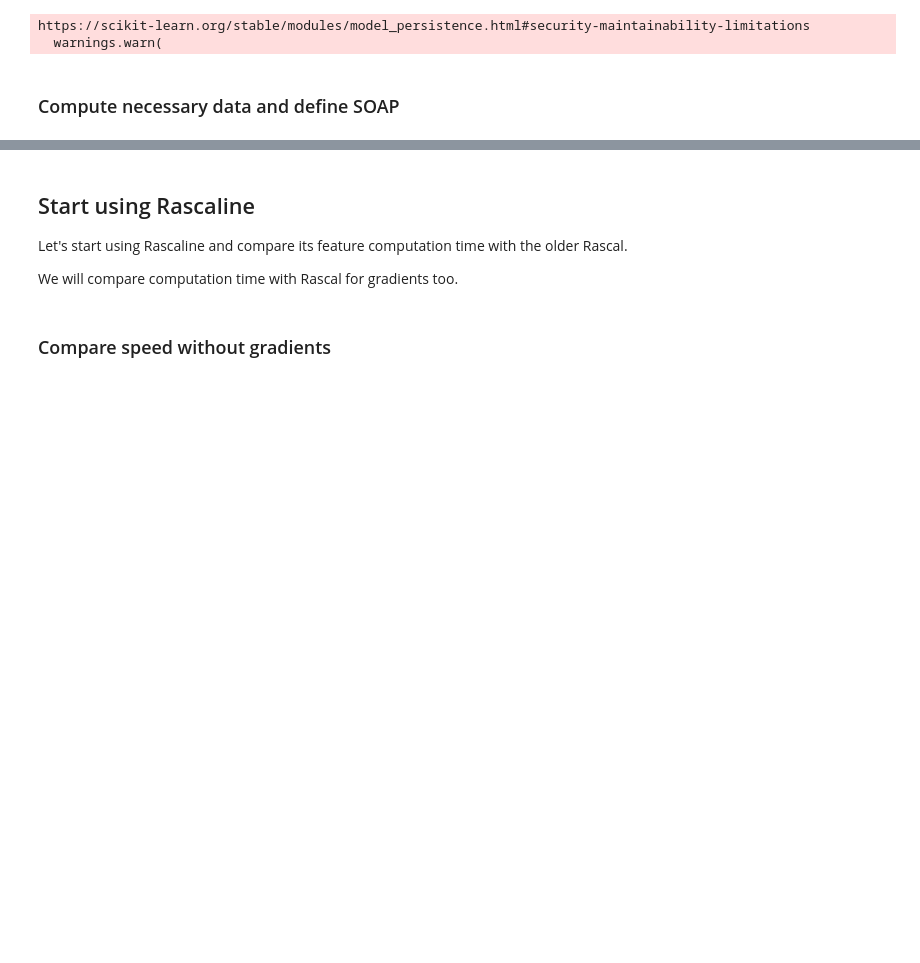
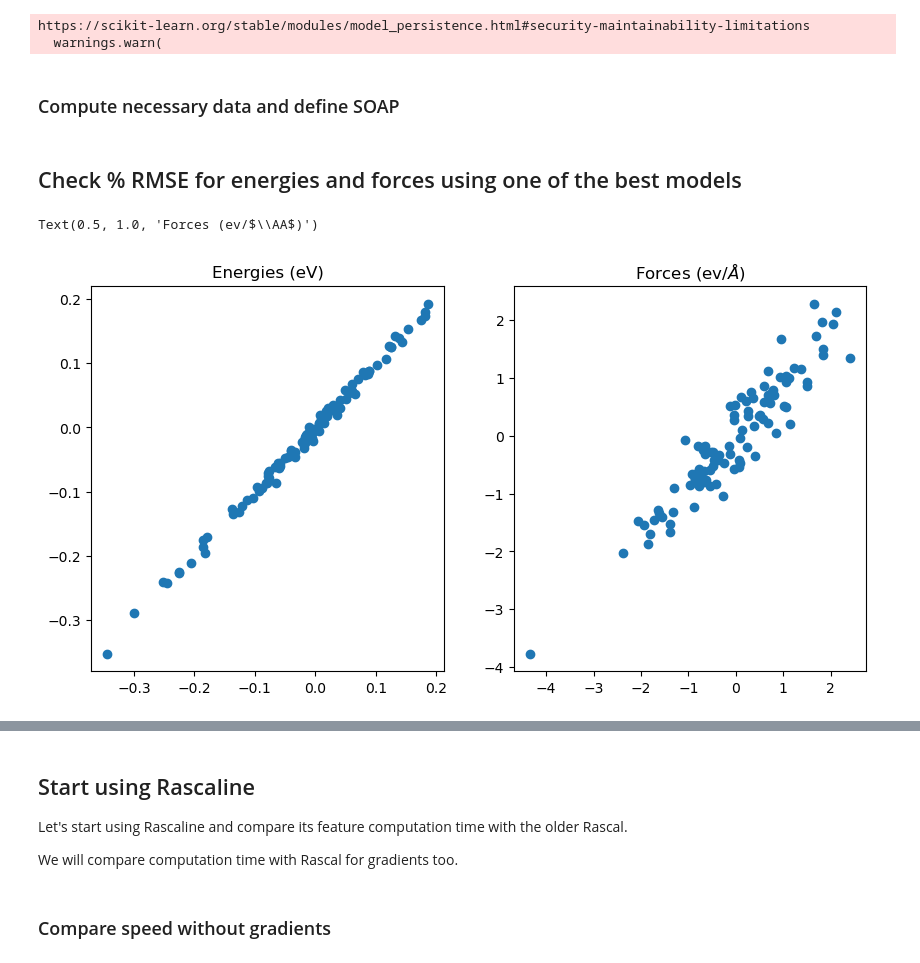
Before and after one commit to victorprincipe/genpot, a Jupyter notebook: general_purpose_potential_part_8.ipynb, the cells around one changed output, grey strips where cells are left out. Cells and saved outputs as stored; diff of their text form; code cells hidden in the pictures; blank space fills up the shorter version.

```diff
--- a/general_purpose_potential_part_8.ipynb
+++ b/general_purpose_potential_part_8.ipynb
@@ -219,3 +221,5 @@ hypers = dict(soap_type="PowerSpectrum",
               compute_gradients=False
               )
 soap = SphericalInvariants(**hypers) #redefine soap with new parameters
+# %% [markdown]
+## Check % RMSE for energies and forces using one of the best models
@@ -221,0 +254,33 @@ soap = SphericalInvariants(**hypers) #redefine soap with new parameters
+# %%
+#Define kernel and redefine hypers
+hypers["compute_gradients"] = True #we want to compute gradients (forces) for the kernel
+soap = SphericalInvariants(**hypers)
+kernel = Kernel(soap, name='GAP', zeta=zeta, target_type='Structure', kernel_type='Sparse') #Define Kernel
+# %%
+#Reload model
+full_model = load_obj('raw_data/full_GAP_model_FPS_0.055_3.25.json')
+# %%
+#predict energies and forces for validation set
+npred=100
+yvp = []
+fvp = []
+
+for ifrm, frm in enumerate(tqdm(val_set[:npred], desc = "Making predictions for validation set...", leave=False)):
+    manager_val = soap.transform(frm)
+    yvp.append(full_model.predict(manager_val))
+    fvp.append(full_model.predict_forces(manager_val))
+
+yval_pred = np.array(yvp).flatten()
+fval_pred = np.concatenate(fvp)
+# %%
+#Plot predicted vs. actual energies and forces
+f,p = plt.subplots(1,2, figsize = (10, 5))
+p[0].scatter((y_val[:npred] - mlr.predict(X_val[:npred]))/np.sum(X_val[:npred],axis=1),
+             (yval_pred[:npred] - mlr.predict(X_val[:npred]))/np.sum(X_val[:npred],axis=1))
+p[0].set_title('Energies (eV)')
+p[0].set()
+p[1].scatter(fval_true.flatten()[:npred], fval_pred.flatten()[:npred])
+p[1].set_title(r'Forces (ev/$\AA$)')
+# %% [output]
+Text(0.5, 1.0, 'Forces (ev/$\\AA$)')
+[figure, added]
```
Also changed, not shown: parts of 16 cells of this notebook.
